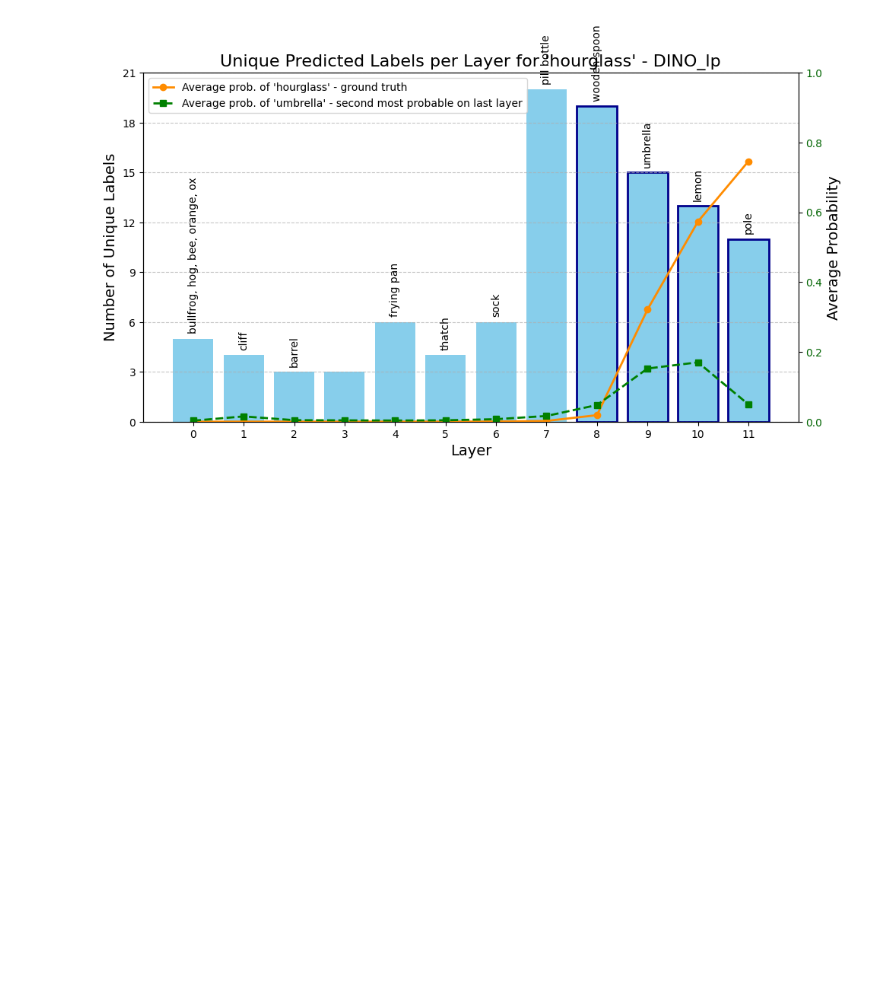
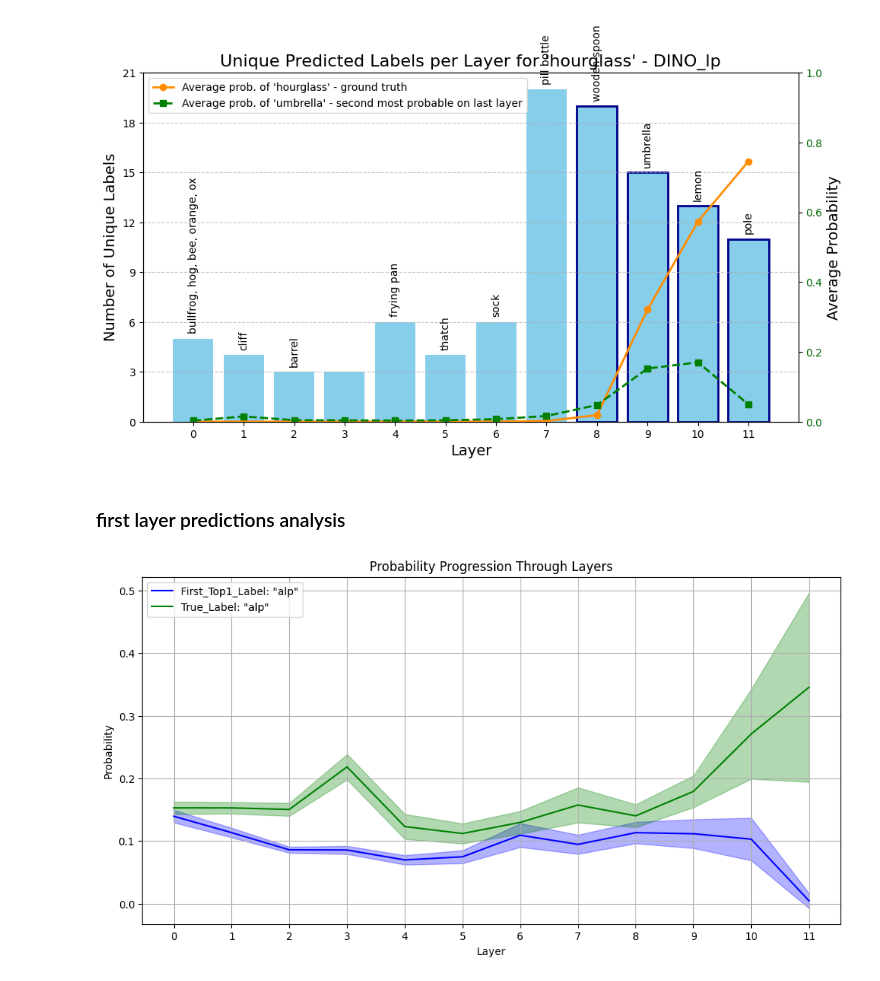
Before and after one commit to kaminskaz/wb-projekt, a Jupyter notebook: notebooks/results_analysis.ipynb, the cells around one changed output. Saved outputs shown, nothing was run; the diff lists cells and outputs as text; code cells hidden in the pictures; blank space fills up the shorter version.

```diff
--- a/notebooks/results_analysis.ipynb
+++ b/notebooks/results_analysis.ipynb
@@ -1137,3 +1264,5 @@ plot_unique_labels_and_avg_prob_per_layer(
 [figure]
 [figure]
 [figure]
+# %% [markdown]
+### first layer predictions analysis
@@ -1139,0 +1351,9 @@ plot_unique_labels_and_avg_prob_per_layer(
+# %%
+plot_combined_probability_progression(
+    first_top1_csv_path='logit_lens_results/CLIP/first_top_class_probs.csv',
+    first_top1_label='alp',
+    true_label_csv_path='logit_lens_results/CLIP/predictions.csv',
+    true_label='alp'
+)
+# %% [output]
+[figure, added]
```
Also changed, not shown: parts of 18 cells of this notebook, 17 other files.
